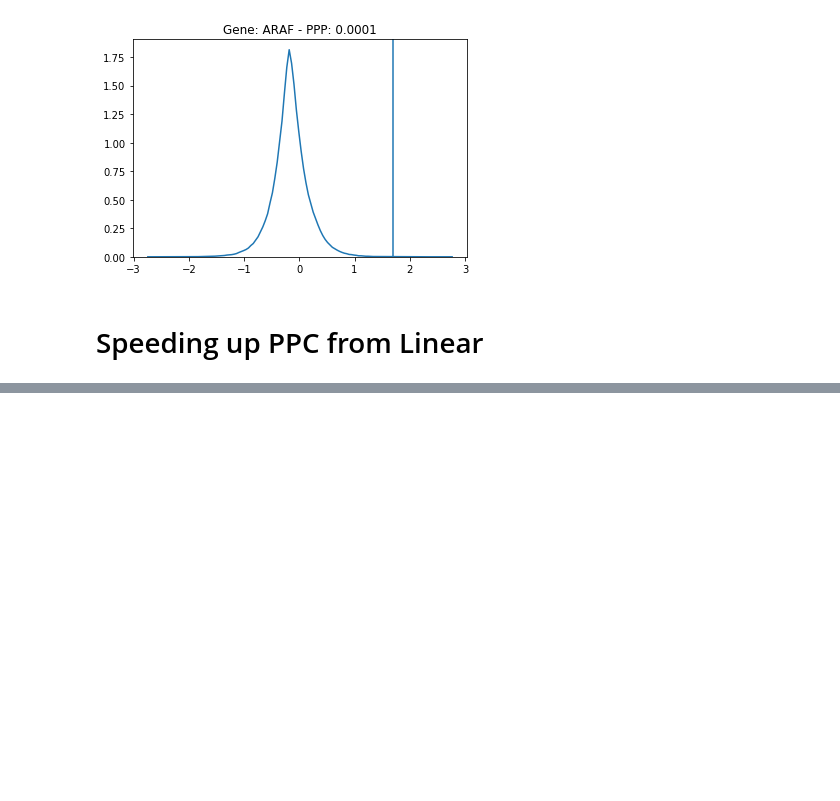
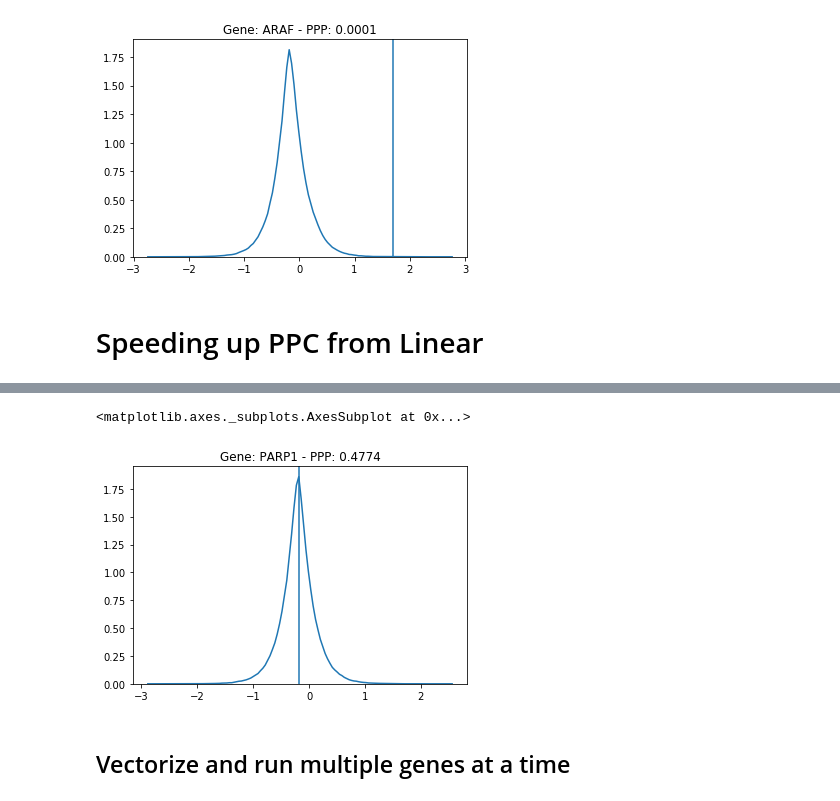
Before and after one commit to jvivian/Bayesian-Outlier-Model, a Jupyter notebook: notebooks/Train-on-Dimensionality-Reduced-Genes.ipynb, the cells around one changed output, grey strips where cells are left out. Drawn from its saved outputs; the diff is of its cells as text; code cells hidden in the pictures; blank space fills up the shorter version.

```diff
--- a/notebooks/Train-on-Dimensionality-Reduced-Genes.ipynb
+++ b/notebooks/Train-on-Dimensionality-Reduced-Genes.ipynb
@@ -268,2 +240,0 @@ ppp = round(sum(z_true < z) / len(z), 4)
-# %%
-i = 0
@@ -280,9 +240,0 @@ t['b'].shape
-# %%
-gene = 'PARP1'
-z = t['a'].mean()
-#z = t['a']
-for i, g in enumerate(classes):
-    #samples = normal[normal['tissue'] == g][gene].mean()
-    samples = np.random.choice(normal[normal['tissue'] == g][gene])#, len(z))
-    #samples = np.array(normal[normal['tissue'] == g][gene])
-    z += t['b'][:, i].mean() * samples
@@ -328,3 +240,0 @@ array([2.15795045e-03, 2.02351448e-04, 1.82501464e-01, 4.38489815e-05,
-# %%
-for i in t['a']:
-    print(i);break
@@ -511,0 +413,6 @@ tissue_codes = {tissue: i for i, tissue in enumerate(normal.tissue.unique())}
+# %%
+zs = np.zeros((500, 726))
+for i in tqdm(range(500), total=500):
+    for j, (sample_tissue, sample_gene) in enumerate(zip(normal.tissue, normal[gene])):
+        z = trace['a'][i] + trace['b'][i, tissue_codes[sample_tissue]] * sample_gene
+        zs[i, j] = z
@@ -511,0 +421,14 @@ tissue_codes = {tissue: i for i, tissue in enumerate(normal.tissue.unique())}
+# %%
+z = np.random.laplace(loc=zs.ravel(), scale=trace['eps'].mean())
+
+z_true = sample[gene]
+ppp = round(sum(z_true < z) / len(z), 4)
+
+plt.title(f'Gene: {gene} - PPP: {ppp}')
+plt.axvline(sample[gene])
+sns.kdeplot(z)
+# %% [output]
+<matplotlib.axes._subplots.AxesSubplot at 0x...>
+[figure, added]
+# %% [markdown]
+## Vectorize and run multiple genes at a time
```
Also changed, not shown: parts of 44 cells of this notebook.
